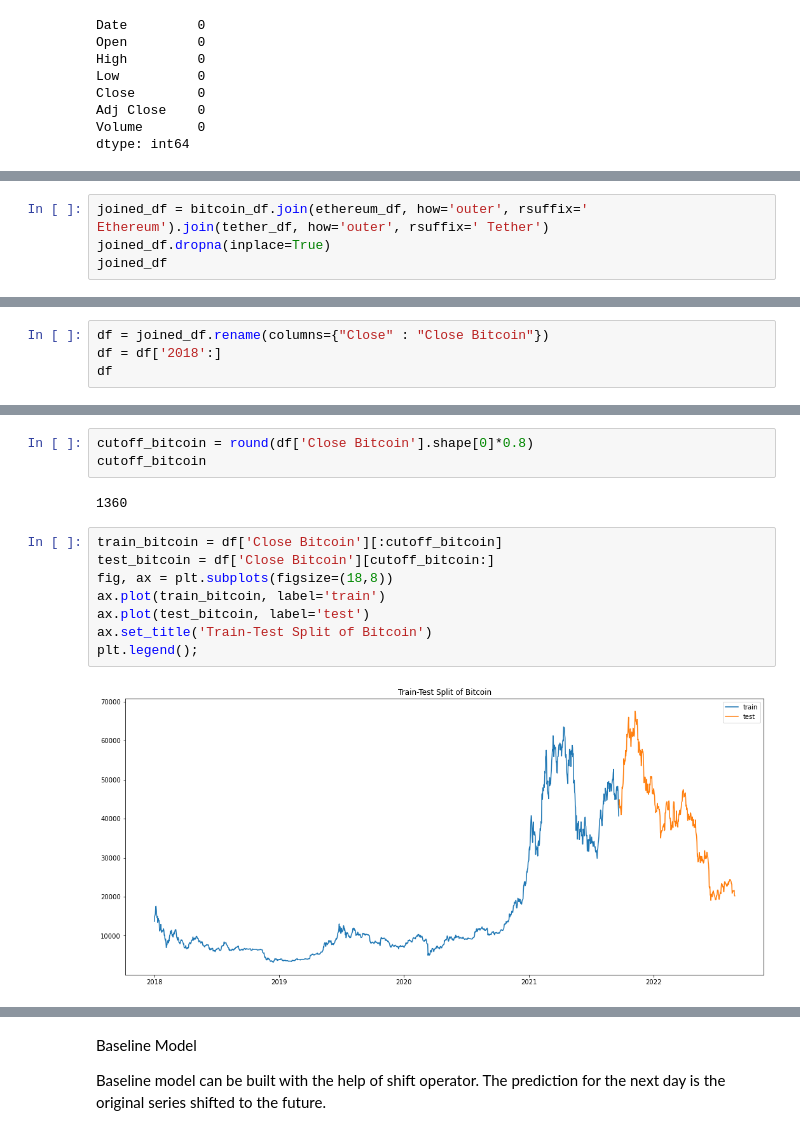
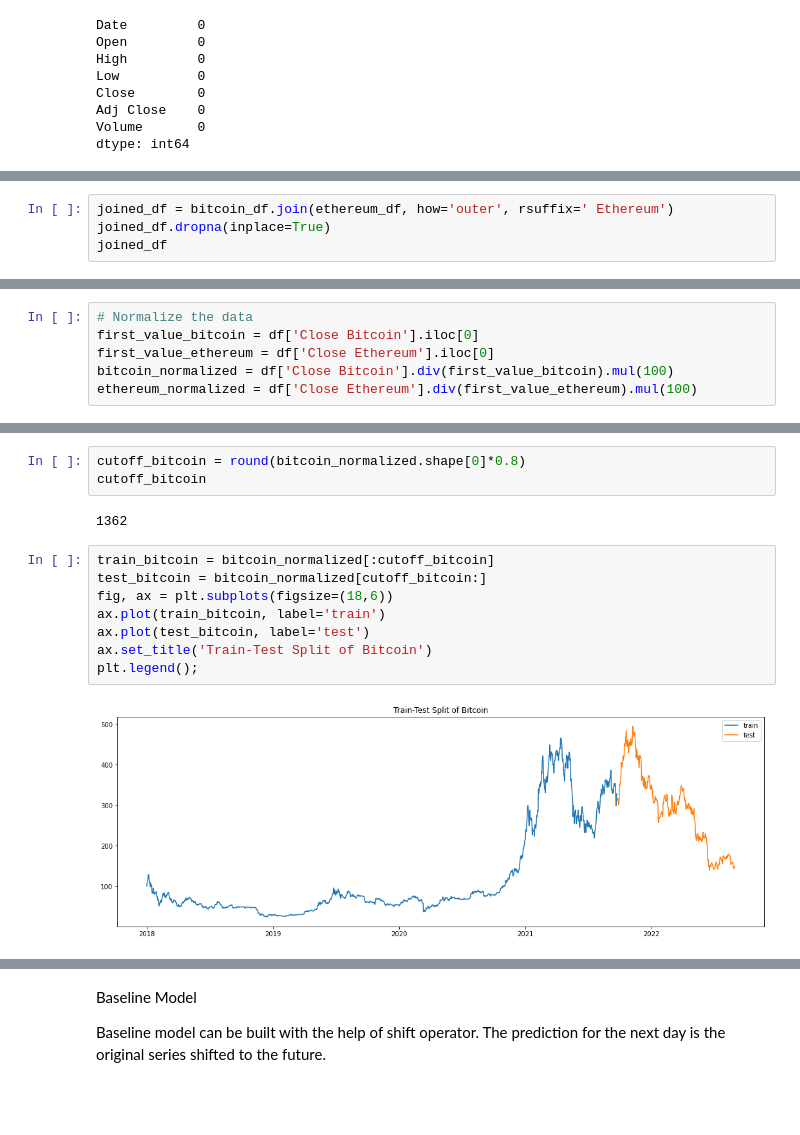
Before and after one commit to VolhaP87/Cryptocurrency_Prediction_Analysis, a Jupyter notebook: Cryptocurrency.ipynb, the cells around one changed output, grey strips where cells are left out. Cells and saved outputs as stored; diff of their text form; blank space fills up the shorter version.

```diff
--- a/Cryptocurrency.ipynb
+++ b/Cryptocurrency.ipynb
@@ -179,5 +128,5 @@ tether_df.tail()
 # %%
-joined_df = bitcoin_df.join(ethereum_df, how='outer', rsuffix=' Ethereum').join(tether_df, how='outer', rsuffix=' Tether')
+joined_df = bitcoin_df.join(ethereum_df, how='outer', rsuffix=' Ethereum')
 joined_df.dropna(inplace=True)
 joined_df
 # %% [output]
@@ -204,5 +170 @@ Close Tether      0
 dtype: int64
-# %%
-df = joined_df.rename(columns={"Close" : "Close Bitcoin"})
-df = df['2018':]
-df
@@ -259,0 +196,6 @@ axes[2].set_title('Tether Density Plot');
+# %%
+# Normalize the data
+first_value_bitcoin = df['Close Bitcoin'].iloc[0]
+first_value_ethereum = df['Close Ethereum'].iloc[0]
+bitcoin_normalized = df['Close Bitcoin'].div(first_value_bitcoin).mul(100)
+ethereum_normalized = df['Close Ethereum'].div(first_value_ethereum).mul(100)
@@ -289,18 +239,18 @@ year_df_bitcoin.boxplot(figsize=(16,7));
 # %%
-cutoff_bitcoin = round(df['Close Bitcoin'].shape[0]*0.8)
+cutoff_bitcoin = round(bitcoin_normalized.shape[0]*0.8)
 cutoff_bitcoin
 # %% [output]
-1360
+1362
 # %%
-train_bitcoin = df['Close Bitcoin'][:cutoff_bitcoin]
-test_bitcoin = df['Close Bitcoin'][cutoff_bitcoin:]
-fig, ax = plt.subplots(figsize=(18,8))
+train_bitcoin = bitcoin_normalized[:cutoff_bitcoin]
+test_bitcoin = bitcoin_normalized[cutoff_bitcoin:]
+fig, ax = plt.subplots(figsize=(18,6))
 ax.plot(train_bitcoin, label='train')
 ax.plot(test_bitcoin, label='test')
 ax.set_title('Train-Test Split of Bitcoin')
 plt.legend();
 # %% [output]
-[figure, old version]
+[figure, new version]
 # %%
 from sklearn.model_selection import TimeSeriesSplit
 split = TimeSeriesSplit()
```
Also changed, not shown: parts of 89 cells of this notebook, 2 other files.
